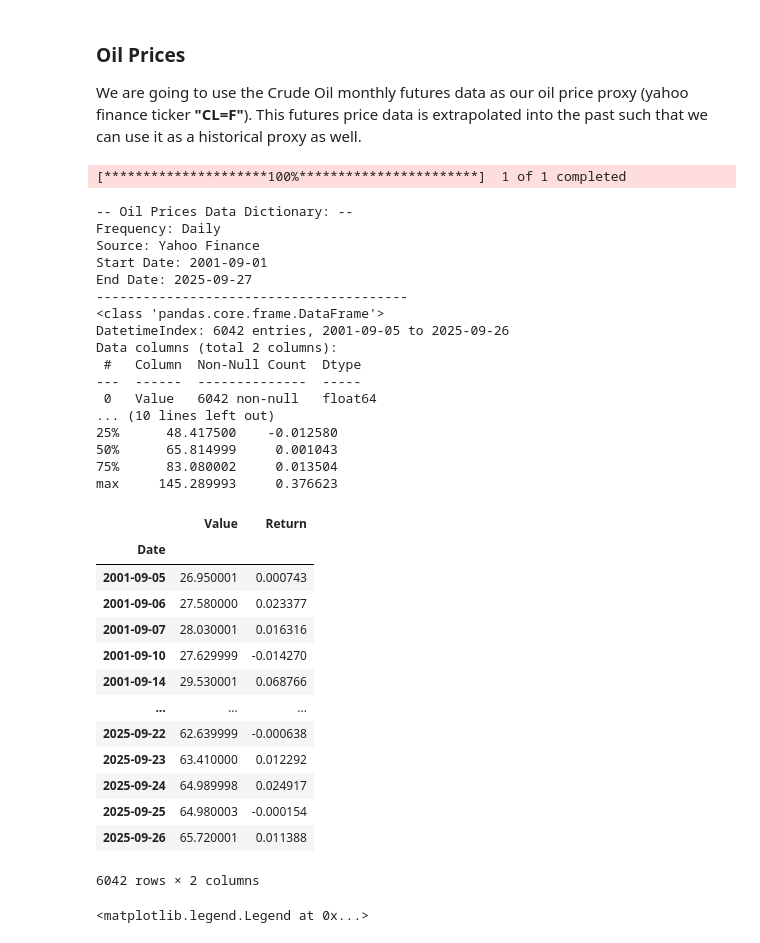
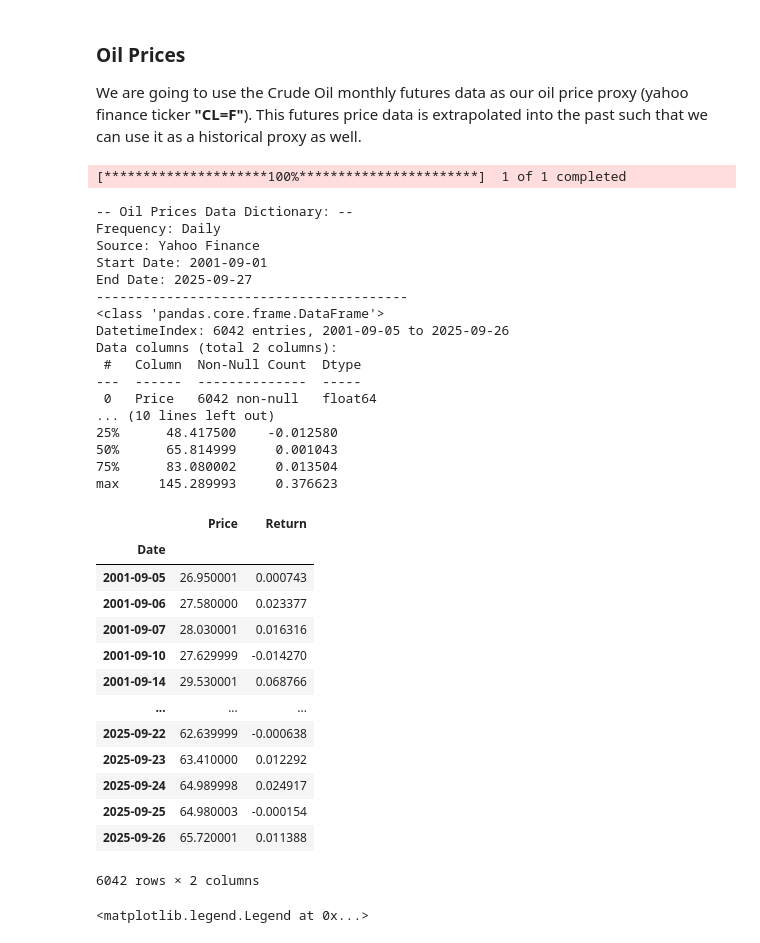
Before and after one commit to adevrent/WQU_DL, a Jupyter notebook: WQU_RM/GWP1/GWP1.ipynb, the cells around one changed output. Drawn from its saved outputs; the diff is of its cells as text; code cells hidden in the pictures.

```diff
--- a/WQU_RM/GWP1/GWP1.ipynb
+++ b/WQU_RM/GWP1/GWP1.ipynb
@@ -24,38 +24,38 @@ df_oil_price = yf.download(tickers=ticker_oil, start=start_date, end=end_date).d
 df_oil_price.loc[:, "Return"] = df_oil_price.loc[:, "Close"].pct_change()
 df_oil_price = df_oil_price.loc[:, ["Close", "Return"]].dropna()
 df_oil_price.columns.name = None
-df_oil_price.columns = ["Value", "Return"]
+df_oil_price.columns = ["Price", "Return"]
 
 print("-- Oil Prices Data Dictionary: --")
 print("Frequency: Daily")
 print("Source: Yahoo Finance")
 print("Start Date:", start_date)
 print("End Date:", end_date)
 print("-"*40)
 print(df_oil_price.info())
 print("-"*40)
 print(df_oil_price.describe())
 df_oil_price
 # %% [output]
 [*********************100%***********************]  1 of 1 completed
 -- Oil Prices Data Dictionary: --
 Frequency: Daily
 Source: Yahoo Finance
 Start Date: 2001-09-01
 End Date: 2025-09-27
 ----------------------------------------
 <class 'pandas.core.frame.DataFrame'>
 DatetimeIndex: 6042 entries, 2001-09-05 to 2025-09-26
 Data columns (total 2 columns):
  #   Column  Non-Null Count  Dtype
 ---  ------  --------------  -----
- 0   Value   6042 non-null   float64
+ 0   Price   6042 non-null   float64
 ... (10 lines left out)
 25%      48.417500    -0.012580
 50%      65.814999     0.001043
 75%      83.080002     0.013504
 max     145.289993     0.376623
-|  | Value | Return |
+|  | Price | Return |
 | Date |  |  |
 | 2001-09-05 | 26.950001 | 0.000743 |
 | 2001-09-06 | 27.580000 | 0.023377 |
```
Also changed, not shown: parts of 22 cells of this notebook.
